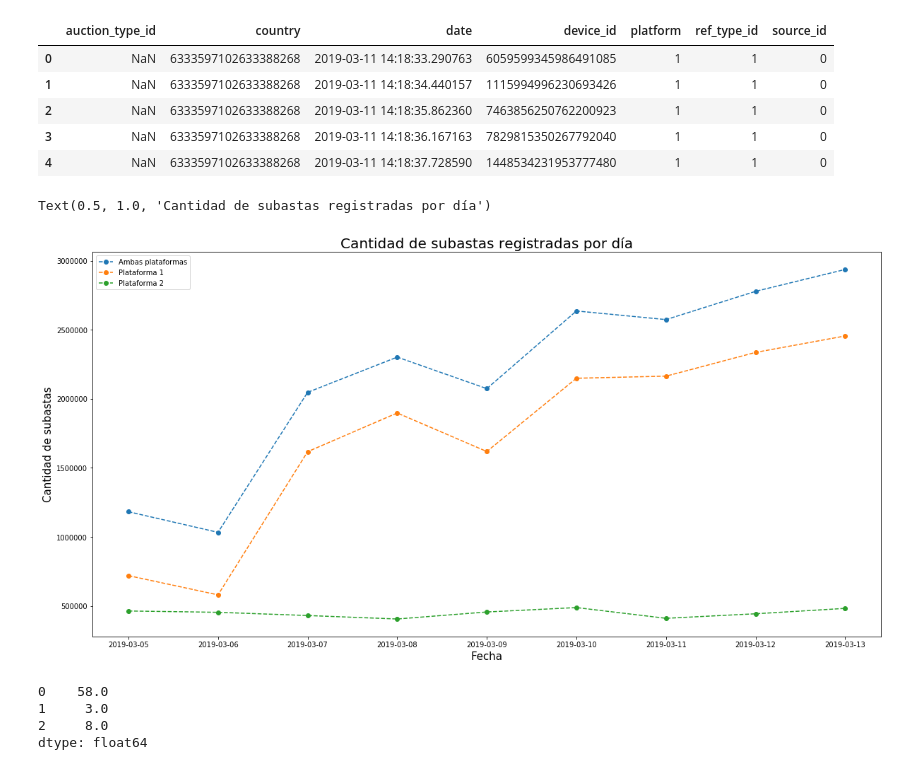
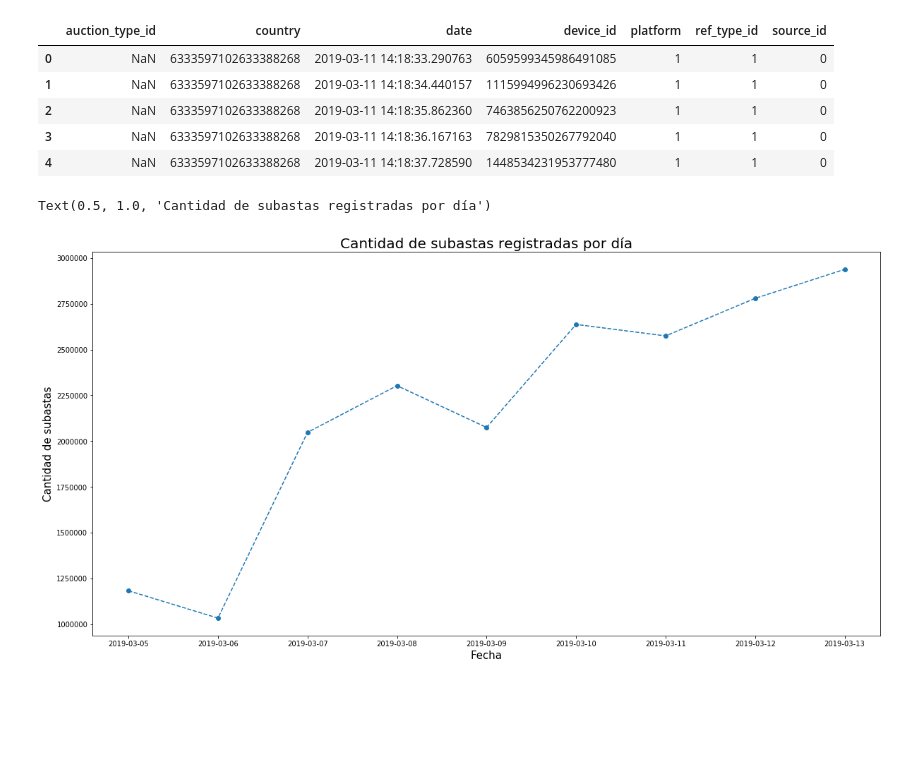
Before and after one commit to AlejandroKler/Datanesa, a Jupyter notebook: Analisis_subastas.ipynb, the cells around one changed output. Saved outputs shown, nothing was run; the diff lists cells and outputs as text; code cells hidden in the pictures; blank space fills up the shorter version.

```diff
--- a/Analisis_subastas.ipynb
+++ b/Analisis_subastas.ipynb
@@ -18,5 +18,5 @@ auctions.head()
 | 3 | NaN | 6333597102633388268 | 2019-03-11 14:18:36.167163 | 7829815350267792040 | 1 | 1 | 0 |
 | 4 | NaN | 6333597102633388268 | 2019-03-11 14:18:37.728590 | 1448534231953777480 | 1 | 1 | 0 |
 # %%
-auctions["Ambas plataformas"] = 1
+auctions["cantidad_subastas"] = 1
 auctions["fecha"] = auctions["date"].dt.date
@@ -27,8 +23,8 @@ df_to_plot["Plataforma 2"] = auctions.loc[auctions['platform'] == 2].groupby("fe
 # %%
-plot = df_to_plot.plot(figsize=(20,10), style = 'o--', legend = True);
+plot = auctions.groupby('fecha').agg({'cantidad_subastas': 'count'}).plot(figsize=(20,10), style = 'o--', legend = False);
+plot.set_ylabel("Cantidad de subastas", fontsize = 15)
 plot.set_xlabel("Fecha", fontsize = 15)
-plot.set_ylabel("Cantidad de subastas", fontsize = 15)
 plot.set_title("Cantidad de subastas registradas por día", fontsize = 20)
 # %% [output]
 Text(0.5, 1.0, 'Cantidad de subastas registradas por día')
-[figure, old version]
+[figure, new version]
@@ -53,7 +30,0 @@ df.fr = [pandas.Timestamp('2014-01-26 23:41:21.870000'), pandas.Timestamp('2014-
-# %%
-(df.fr-df.to).astype('timedelta64[h]')
-# %% [output]
-0    58.0
-1     3.0
-2     8.0
-dtype: float64
```
Also changed, not shown: parts of 10 cells of this notebook, 1 other file.
